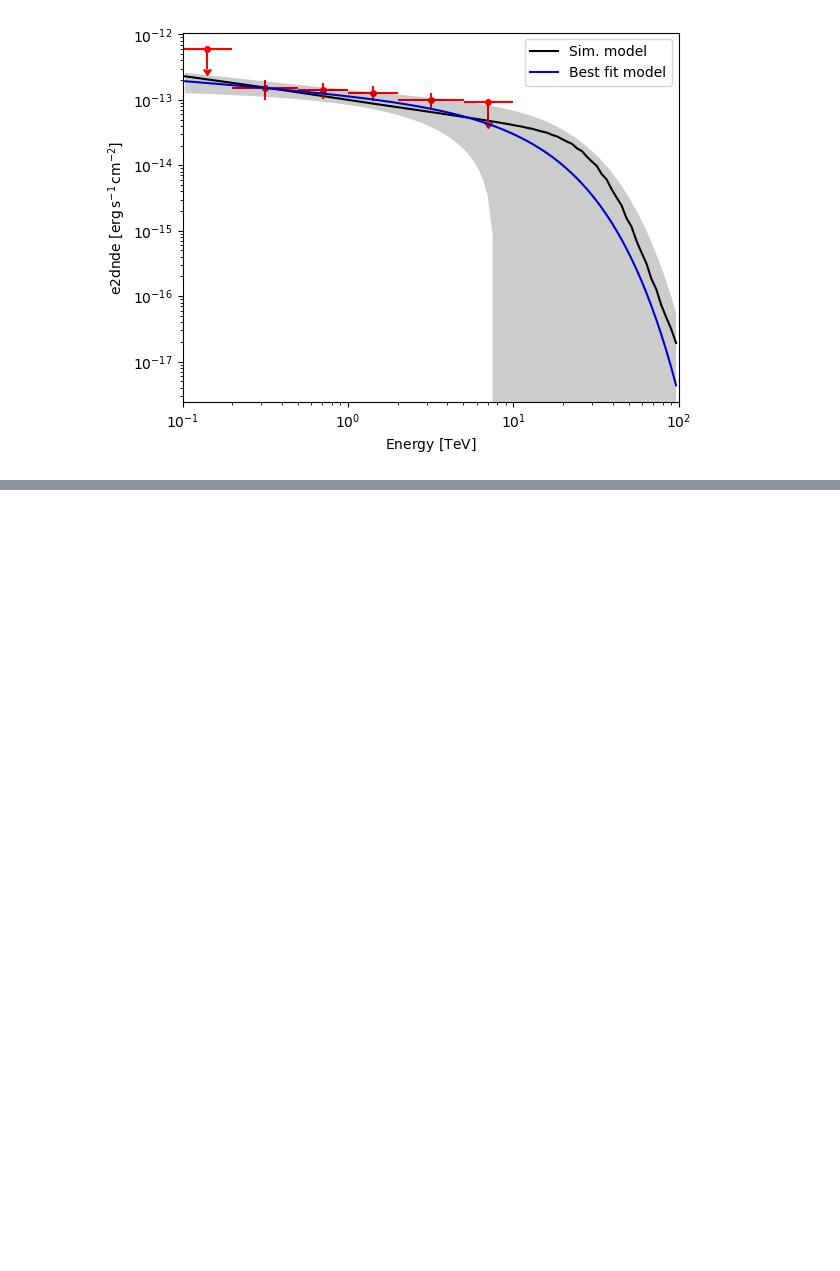
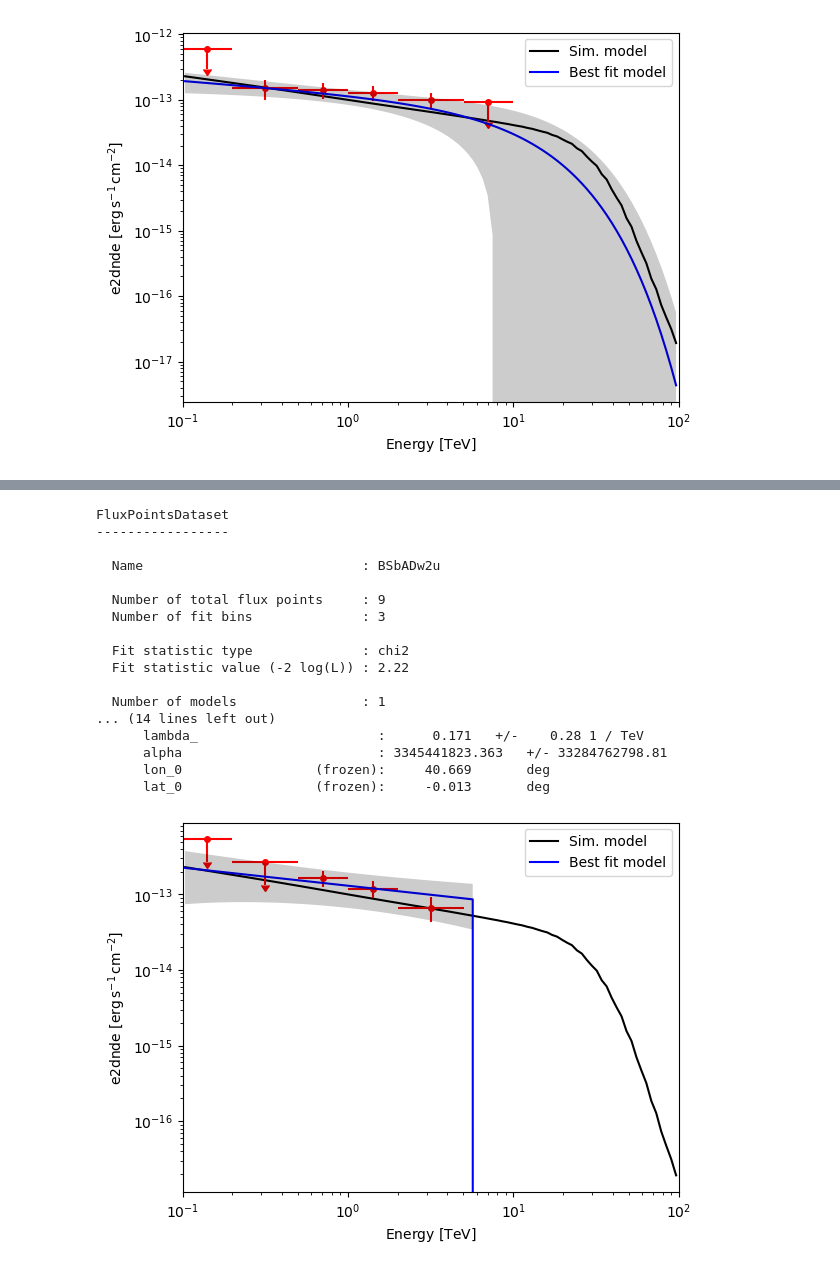
Before and after one commit to tcaba2/MASS_Thesis, a Jupyter notebook: simulations/Fermi/kmstest.ipynb, the cells around one changed output, grey strips where cells are left out. Drawn from its saved outputs; the diff is of its cells as text; code cells hidden in the pictures; blank space fills up the shorter version.

```diff
--- a/simulations/Fermi/kmstest.ipynb
+++ b/simulations/Fermi/kmstest.ipynb
@@ -561,0 +599,18 @@ FluxPointsDataset
+# %%
+events_best = EventList.read("/Users/tharacaba/Desktop/Tesis_2/MASS_Thesis/simulations/Fermi/100sims/events/NGC1068_50hr_events_0.fits")
+counts_best = Map.from_geom(WCS_GEOM)
+counts_best.fill_events(events_best)
+
+dataset_best = MapDataset.read("/Users/tharacaba/Desktop/Tesis_2/MASS_Thesis/simulations/Fermi/dataset_NGC1068_50hr.fits")
+dataset_best.counts = counts_best
+model_best = Models.read("/Users/tharacaba/Desktop/Tesis_2/MASS_Thesis/simulations/Fermi/100sims/best-fit/NGC1068_50hr_best-fit_0.yaml")
+dataset_best.models = model_best
+dataset_best.models[0].spectral_model.index.value = 2.239
+dataset_best.models[0].spectral_model.index.error = 0.20
+dataset_best.models[0].spectral_model.amplitude.value = 8.13e-14
+dataset_best.models[0].spectral_model.amplitude.error = 4.0e-14
+dataset_best.models[0].spectral_model.lambda_.value = 0.171
+dataset_best.models[0].spectral_model.lambda_.error = 0.28
+dataset_best.models[0].spectral_model.alpha.value = 3345441823.363
+dataset_best.models[0].spectral_model.alpha.error = 33284762798.81
+print(dataset_best.models)
@@ -561,0 +635,12 @@ FluxPointsDataset
+# %%
+fpe = FluxPointsEstimator(
+energy_edges=e_edges,
+source="NGC1068_Fermi",
+selection_optional="all",
+n_sigma=1,
+n_sigma_ul=3,
+n_jobs=7,
+)
+flux_points = fpe.run(datasets=dataset_best)
+flux_points.sqrt_ts_threshold_ul = 3
+flux_points.to_table(sed_type="dnde", formatted=True)
@@ -561,0 +661,33 @@ FluxPointsDataset
+# %%
+dataset_original = Models.read("/Users/tharacaba/Desktop/Tesis_2/MASS_Thesis/simulations/Fermi/NGC1068_Fermi.yaml")
+ax = dataset_original[0].spectral_model.plot(
+energy_bounds=[e_min, e_max] * u.TeV,
+sed_type="e2dnde",
+label="Sim. model",
+color="black"
+)
+
+fp_dataset = FluxPointsDataset(data=flux_points, models=dataset_best.models[0])
+fp_dataset.plot_spectrum(ax=ax, kwargs_fp={"color": "red", "marker": "o"}, kwargs_model={"color": "blue"})
+ax.legend()
+#save_figure(f"{MainSource}_flux_points_{ext}hr.png")
+print(fp_dataset)
+# %% [output]
+FluxPointsDataset
+-----------------
+
+  Name                            : BSbADw2u
+
+  Number of total flux points     : 9
+  Number of fit bins              : 3
+
+  Fit statistic type              : chi2
+  Fit statistic value (-2 log(L)) : 2.22
+
+  Number of models                : 1
+... (14 lines left out)
+      lambda_                       :      0.171   +/-    0.28 1 / TeV
+      alpha                         : 3345441823.363   +/- 33284762798.81
+      lon_0                 (frozen):     40.669       deg
+      lat_0                 (frozen):     -0.013       deg
+[figure, added]
```
Also changed, not shown: parts of 4 cells of this notebook, 2 other files.
